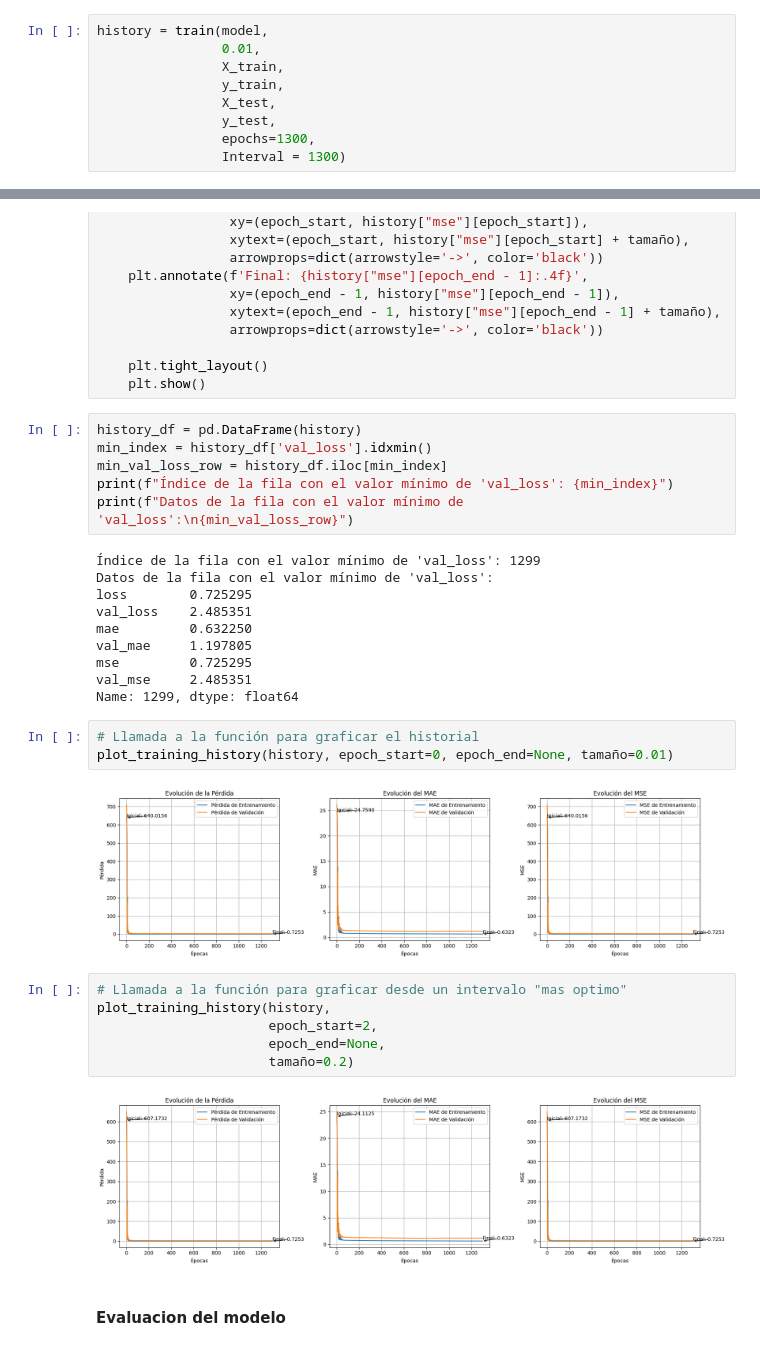
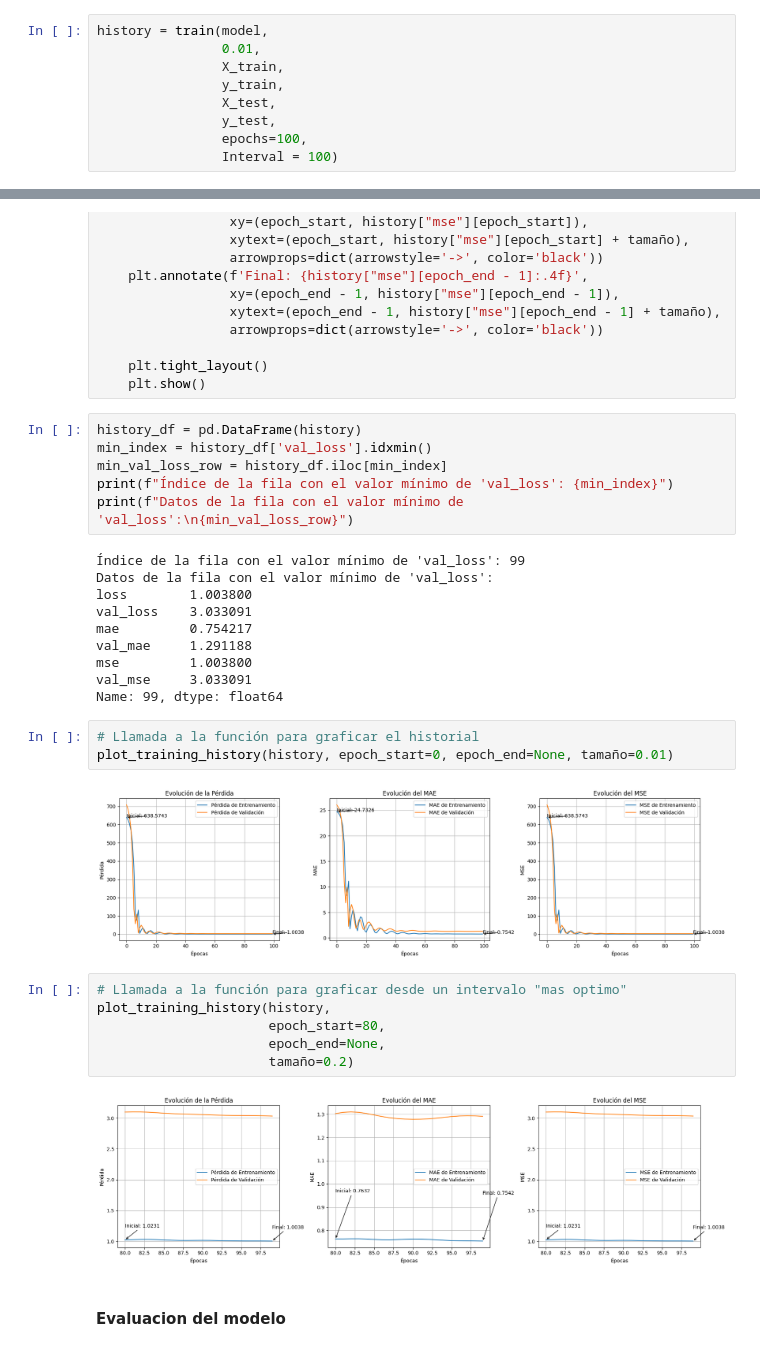
Before and after one commit to Ronald2328/Tesis-RNN-2024, a Jupyter notebook: Explore_model.ipynb, the cells around one changed output, grey strips where cells are left out. Drawn from its saved outputs; the diff is of its cells as text.

```diff
--- a/Explore_model.ipynb
+++ b/Explore_model.ipynb
@@ -438,6 +442,6 @@ history = train(model,
                 y_train,
                 X_test,
                 y_test,
-                epochs=1300,
-                Interval = 1300)
+                epochs=100,
+                Interval = 100)
 # %% [output]
@@ -550,28 +554,28 @@ min_val_loss_row = history_df.iloc[min_index]
 print(f"Índice de la fila con el valor mínimo de 'val_loss': {min_index}")
 print(f"Datos de la fila con el valor mínimo de 'val_loss':\n{min_val_loss_row}")
 # %% [output]
-Índice de la fila con el valor mínimo de 'val_loss': 1299
+Índice de la fila con el valor mínimo de 'val_loss': 99
 Datos de la fila con el valor mínimo de 'val_loss':
-loss        0.725295
-val_loss    2.485351
-mae         0.632250
-val_mae     1.197805
-mse         0.725295
-val_mse     2.485351
-Name: 1299, dtype: float64
+loss        1.003800
+val_loss    3.033091
+mae         0.754217
+val_mae     1.291188
+mse         1.003800
+val_mse     3.033091
+Name: 99, dtype: float64
 # %%
 # Llamada a la función para graficar el historial
 plot_training_history(history, epoch_start=0, epoch_end=None, tamaño=0.01)
 # %% [output]
-[figure, old version]
+[figure, new version]
 # %%
 # Llamada a la función para graficar desde un intervalo "mas optimo"
 plot_training_history(history,
-                      epoch_start=2,
+                      epoch_start=80,
                       epoch_end=None,
                       tamaño=0.2)
 # %% [output]
-[figure, old version]
+[figure, new version]
 # %% [markdown]
 #### Evaluacion del modelo
 # %% [markdown]
```
Also changed, not shown: parts of 11 cells of this notebook, 2 other files.
